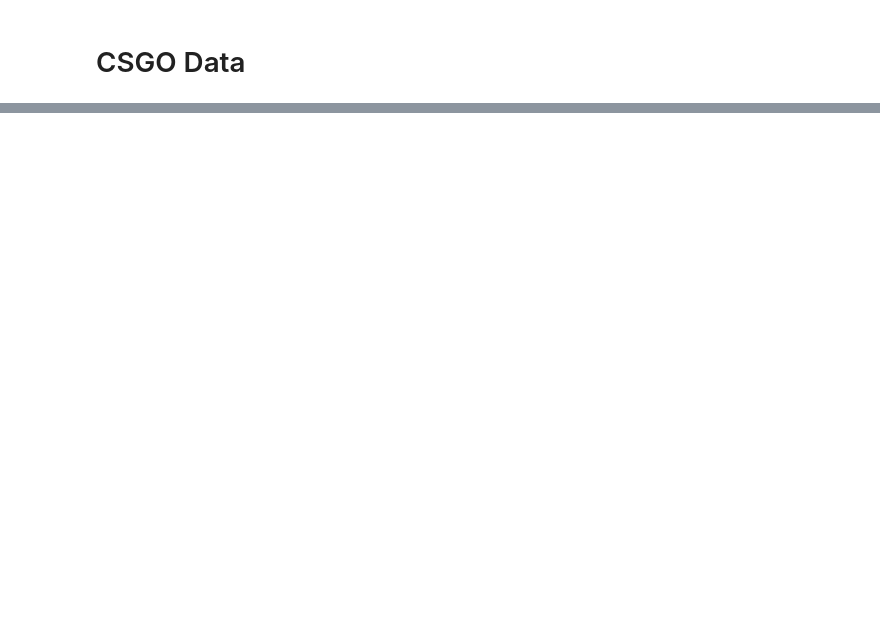
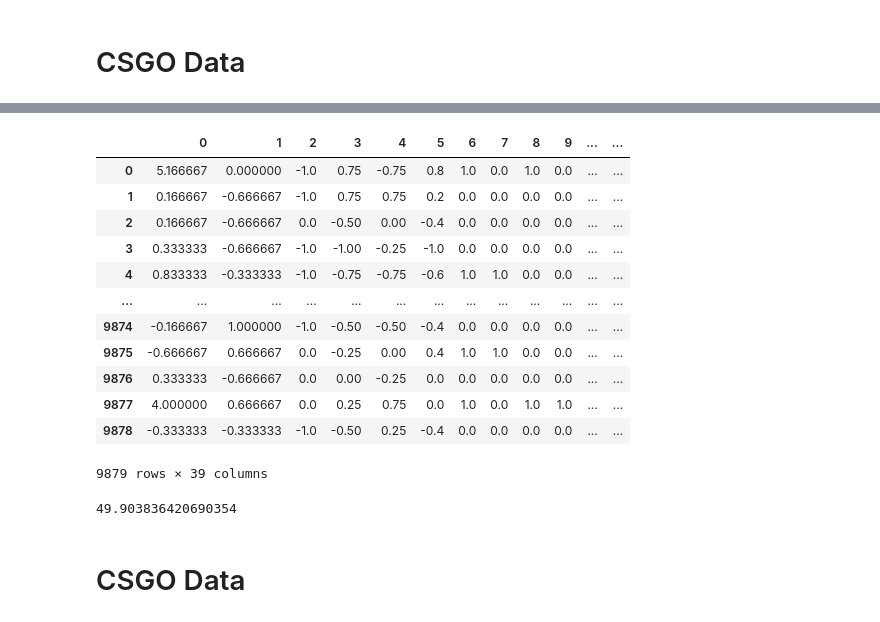
Before and after one commit to jshethbright/ML-Algorithms-Analysis, a Jupyter notebook: Test Notebook.ipynb, the cells around one changed output, grey strips where cells are left out. Cells and saved outputs as stored; diff of their text form; code cells hidden in the pictures; blank space fills up the shorter version.

```diff
--- a/Test Notebook.ipynb
+++ b/Test Notebook.ipynb
@@ -790,0 +888,10 @@ plt.hist(test)
+# %%
+df = pd.read_csv('data/league/high_diamond_ranked_10min.csv')
+df = df.drop(columns = 'gameId')
+
+df = df.sample(frac = 1).reset_index(drop = True)
+
+X = df.iloc[:, 1:]
+y = df.iloc[:, 0]
+
+df
@@ -790,0 +912,28 @@ plt.hist(test)
+# %%
+scaler = RobustScaler().fit(X)
+X = pd.DataFrame(scaler.transform(X))
+scaled_df = X
+scaled_df['y'] = y
+# %%
+scaled_df
+# %% [output]
+|  | 0 | 1 | 2 | 3 | 4 | 5 | 6 | 7 | 8 | 9 | ... | ... |
+| 0 | 5.166667 | 0.000000 | -1.0 | 0.75 | -0.75 | 0.8 | 1.0 | 0.0 | 1.0 | 0.0 | ... | ... |
+| 1 | 0.166667 | -0.666667 | -1.0 | 0.75 | 0.75 | 0.2 | 0.0 | 0.0 | 0.0 | 0.0 | ... | ... |
+| 2 | 0.166667 | -0.666667 | 0.0 | -0.50 | 0.00 | -0.4 | 0.0 | 0.0 | 0.0 | 0.0 | ... | ... |
+| 3 | 0.333333 | -0.666667 | -1.0 | -1.00 | -0.25 | -1.0 | 0.0 | 0.0 | 0.0 | 0.0 | ... | ... |
+| 4 | 0.833333 | -0.333333 | -1.0 | -0.75 | -0.75 | -0.6 | 1.0 | 1.0 | 0.0 | 0.0 | ... | ... |
+| ... | ... | ... | ... | ... | ... | ... | ... | ... | ... | ... | ... | ... |
+| 9874 | -0.166667 | 1.000000 | -1.0 | -0.50 | -0.50 | -0.4 | 0.0 | 0.0 | 0.0 | 0.0 | ... | ... |
+| 9875 | -0.666667 | 0.666667 | 0.0 | -0.25 | 0.00 | 0.4 | 1.0 | 1.0 | 0.0 | 0.0 | ... | ... |
+| 9876 | 0.333333 | -0.666667 | 0.0 | 0.00 | -0.25 | 0.0 | 0.0 | 0.0 | 0.0 | 0.0 | ... | ... |
+| 9877 | 4.000000 | 0.666667 | 0.0 | 0.25 | 0.75 | 0.0 | 1.0 | 0.0 | 1.0 | 1.0 | ... | ... |
+| 9878 | -0.333333 | -0.333333 | -1.0 | -0.50 | 0.25 | -0.4 | 0.0 | 0.0 | 0.0 | 0.0 | ... | ... |
+9879 rows × 39 columns
+# %%
+lea_pos = scaled_df.y.mean()
+lea_pos * 100
+# %% [output]
+49.903836420690354
+# %% [markdown]
+# CSGO Data
```
Also changed, not shown: parts of 80 cells of this notebook, 12 other files.
